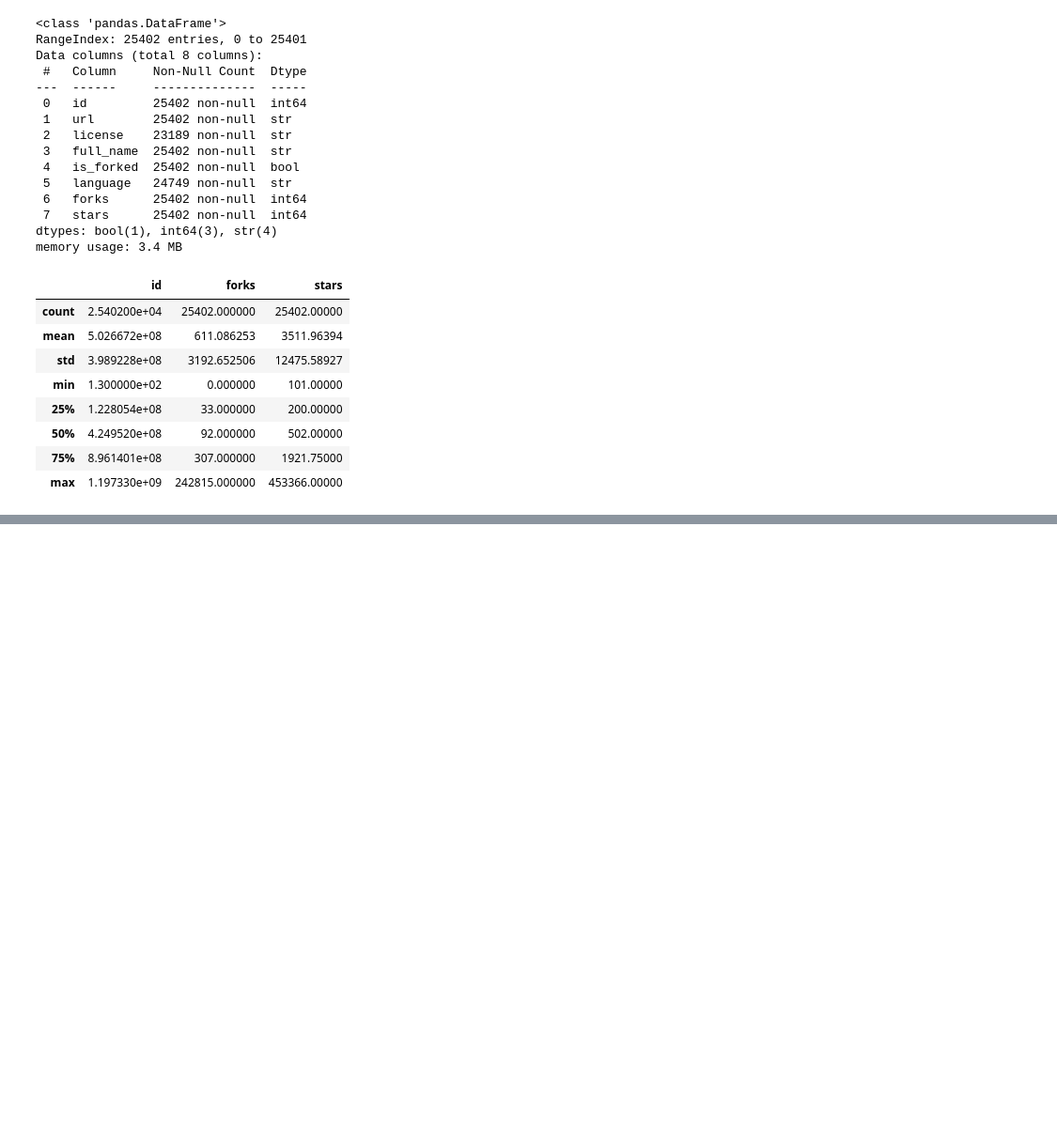
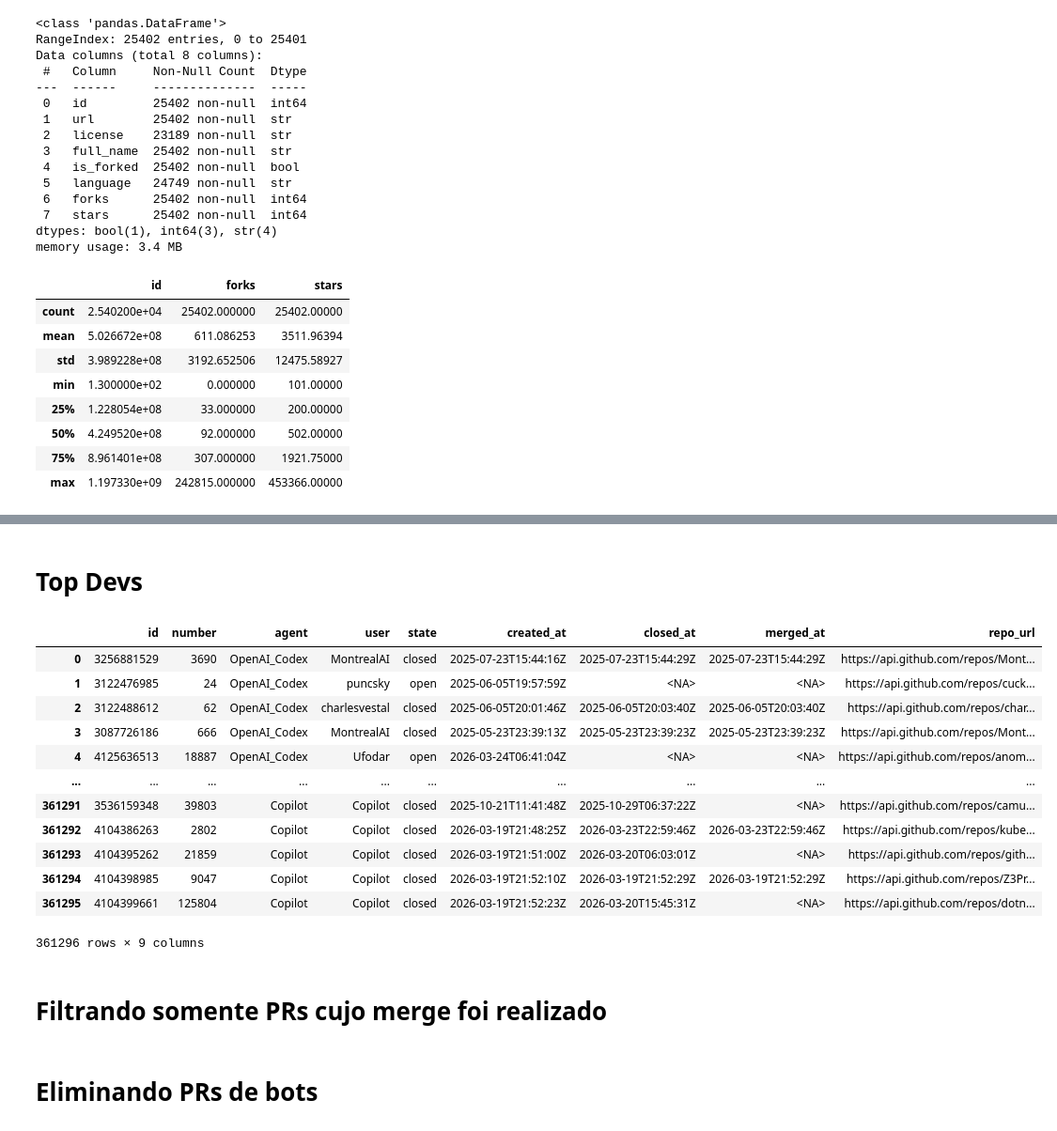
Before and after one commit to lasduarte/g4-metodologia, a Jupyter notebook: codigo/etapa_01_entendimento_dos_dados.ipynb, the cells around one changed output, grey strips where cells are left out. Shown at 94% size. Drawn from its saved outputs; the diff is of its cells as text; code cells hidden in the pictures; blank space fills up the shorter version.

```diff
--- a/codigo/etapa_01_entendimento_dos_dados.ipynb
+++ b/codigo/etapa_01_entendimento_dos_dados.ipynb
@@ -57,7 +58,7 @@ OUT_DIR = Path(
     "../dados/em_processamento"
 )  # tables and figures written by this notebook
 OUT_DIR.mkdir(exist_ok=True)
-SCOPE = "all"  # "pop" = AIDev-pop (repositories with > 100 stars, 362 MB)
+SCOPE = "pop"  # "all" ou "pop" = AIDev-pop (repositories with > 100 stars, 362 MB)
 # "all" = every repository (all 7.6M PRs, a one-off 6.7 GB download)
 PR_TABLE = "all_pull_request" if SCOPE == "all" else "pull_request"
 REPO_TABLE = "all_repository" if SCOPE == "all" else "repository"
@@ -281,0 +270,22 @@ KeyboardInterrupt:
+# %% [markdown]
+# Top Devs
+# %%
+df_prs = prs
+# %%
+df_prs
+# %% [output]
+|  | id | number | agent | user | state | created_at | closed_at | merged_at | repo_url |
+| 0 | 3256881529 | 3690 | OpenAI_Codex | MontrealAI | closed | 2025-07-23T15:44:16Z | 2025-07-23T15:44:29Z | 2025-07-23T15:44:29Z | https://api.github.com/repos/Mont... |
+| 1 | 3122476985 | 24 | OpenAI_Codex | puncsky | open | 2025-06-05T19:57:59Z | <NA> | <NA> | https://api.github.com/repos/cuck... |
+| 2 | 3122488612 | 62 | OpenAI_Codex | charlesvestal | closed | 2025-06-05T20:01:46Z | 2025-06-05T20:03:40Z | 2025-06-05T20:03:40Z | https://api.github.com/repos/char... |
+| 3 | 3087726186 | 666 | OpenAI_Codex | MontrealAI | closed | 2025-05-23T23:39:13Z | 2025-05-23T23:39:23Z | 2025-05-23T23:39:23Z | https://api.github.com/repos/Mont... |
+| 4 | 4125636513 | 18887 | OpenAI_Codex | Ufodar | open | 2026-03-24T06:41:04Z | <NA> | <NA> | https://api.github.com/repos/anom... |
+| ... | ... | ... | ... | ... | ... | ... | ... | ... | ... |
+| 361291 | 3536159348 | 39803 | Copilot | Copilot | closed | 2025-10-21T11:41:48Z | 2025-10-29T06:37:22Z | <NA> | https://api.github.com/repos/camu... |
+| 361292 | 4104386263 | 2802 | Copilot | Copilot | closed | 2026-03-19T21:48:25Z | 2026-03-23T22:59:46Z | 2026-03-23T22:59:46Z | https://api.github.com/repos/kube... |
+| 361293 | 4104395262 | 21859 | Copilot | Copilot | closed | 2026-03-19T21:51:00Z | 2026-03-20T06:03:01Z | <NA> | https://api.github.com/repos/gith... |
+| 361294 | 4104398985 | 9047 | Copilot | Copilot | closed | 2026-03-19T21:52:10Z | 2026-03-19T21:52:29Z | 2026-03-19T21:52:29Z | https://api.github.com/repos/Z3Pr... |
+| 361295 | 4104399661 | 125804 | Copilot | Copilot | closed | 2026-03-19T21:52:23Z | 2026-03-20T15:45:31Z | <NA> | https://api.github.com/repos/dotn... |
+361296 rows × 9 columns
+# %% [markdown]
+# Filtrando somente PRs cujo merge foi realizado
@@ -281,0 +294,2 @@ KeyboardInterrupt:
+# %% [markdown]
+# Eliminando PRs de bots
```
Also changed, not shown: parts of 17 cells of this notebook.
